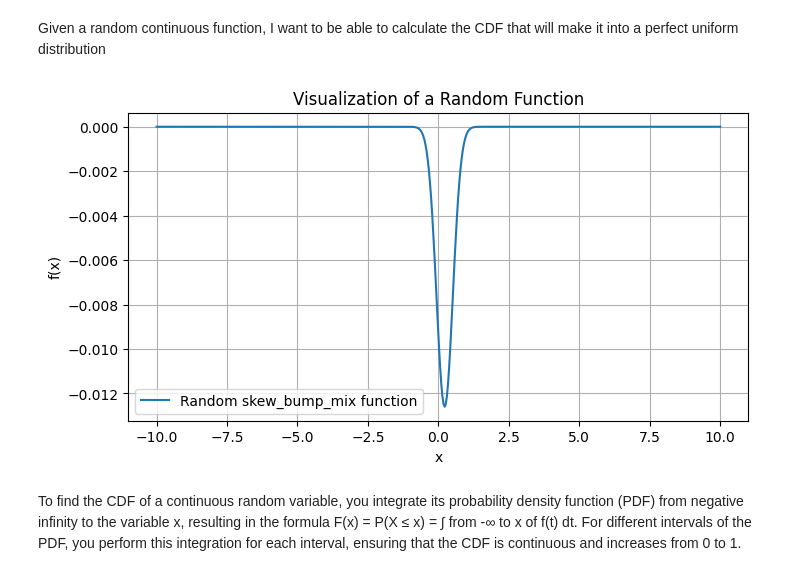
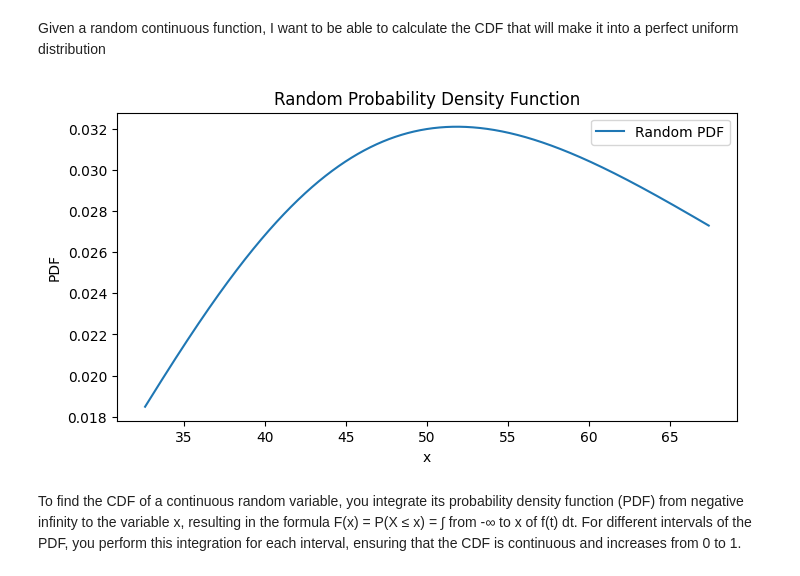
Before and after one commit to georgiaray/CDFs, a Jupyter notebook: notebooks/cdf.ipynb, the cells around one changed output. Saved outputs shown, nothing was run; the diff lists cells and outputs as text; code cells hidden in the pictures.

```diff
--- a/notebooks/cdf.ipynb
+++ b/notebooks/cdf.ipynb
@@ -8,7 +9,6 @@ import numpy as np
 # %%
-np.random.seed(42)
-#let's start by working with one function
-f_x = create_random_function()
-visualize_random_function(f_x)
+#we are using some helper functions to create a random pdf; however, it is important to note that this pdf follows all of the requirements for a CDF to work for mapping to a perfect uniform distribution (it is continuous, positive, and integrates to 1)
+p = make_pdf(create_random_function())
+visualize_pdf(p)
 # %% [output]
-[figure, old version]
+[figure, new version]
```
Also changed, not shown: parts of 5 cells of this notebook, 11 other files.
